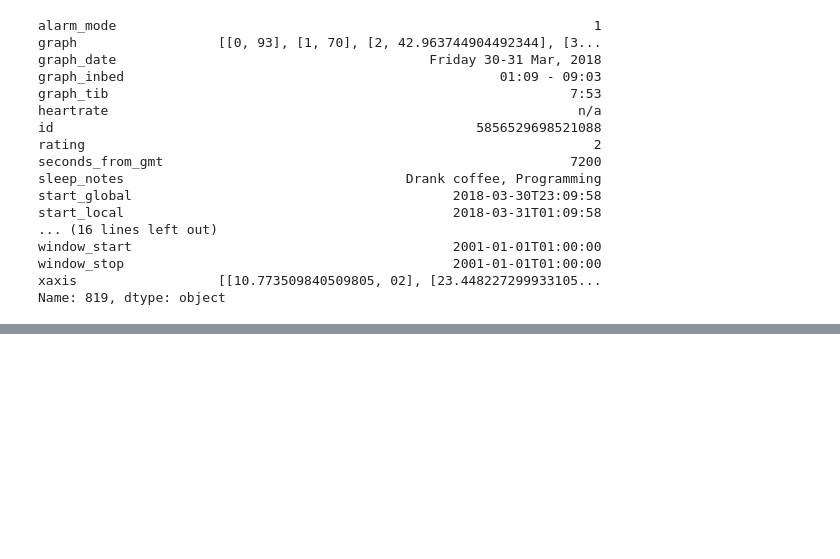
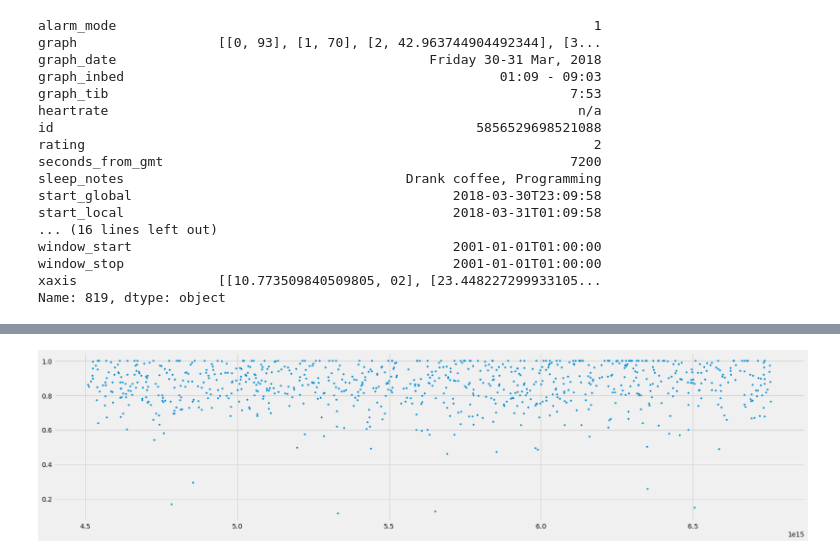
Before and after one commit to JakobGM/quelf, a Jupyter notebook: sleepcycle.ipynb, the cells around one changed output, grey strips where cells are left out. Saved outputs shown, nothing was run; the diff lists cells and outputs as text; code cells hidden in the pictures; blank space fills up the shorter version.

```diff
--- a/sleepcycle.ipynb
+++ b/sleepcycle.ipynb
@@ -186,0 +225,4 @@ Name: 819, dtype: object
+# %%
+sleep_quality_plot = plt.plot(sc.sleep_sessions['id'], sc.sleep_sessions['stats_sq'], '.')
+# %% [output]
+[figure, added]
```
Also changed, not shown: parts of 10 cells of this notebook, 2 other files.
